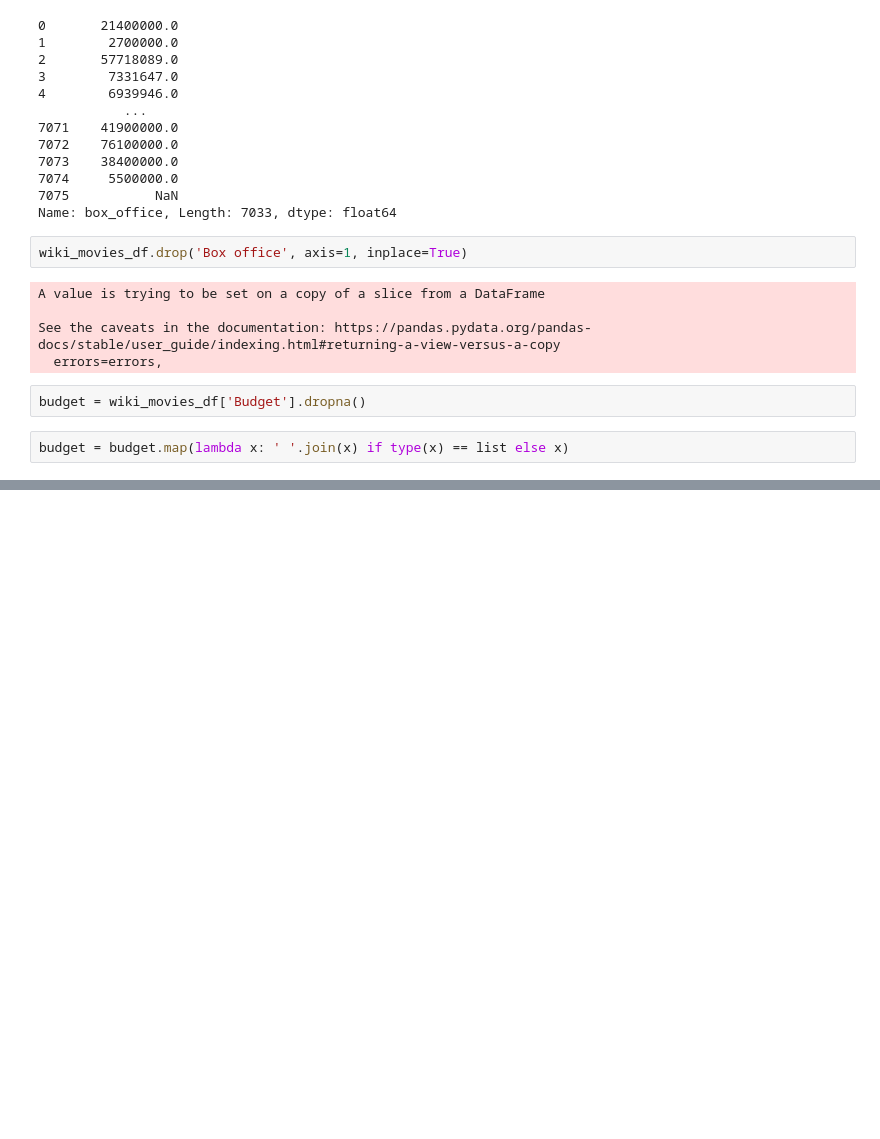
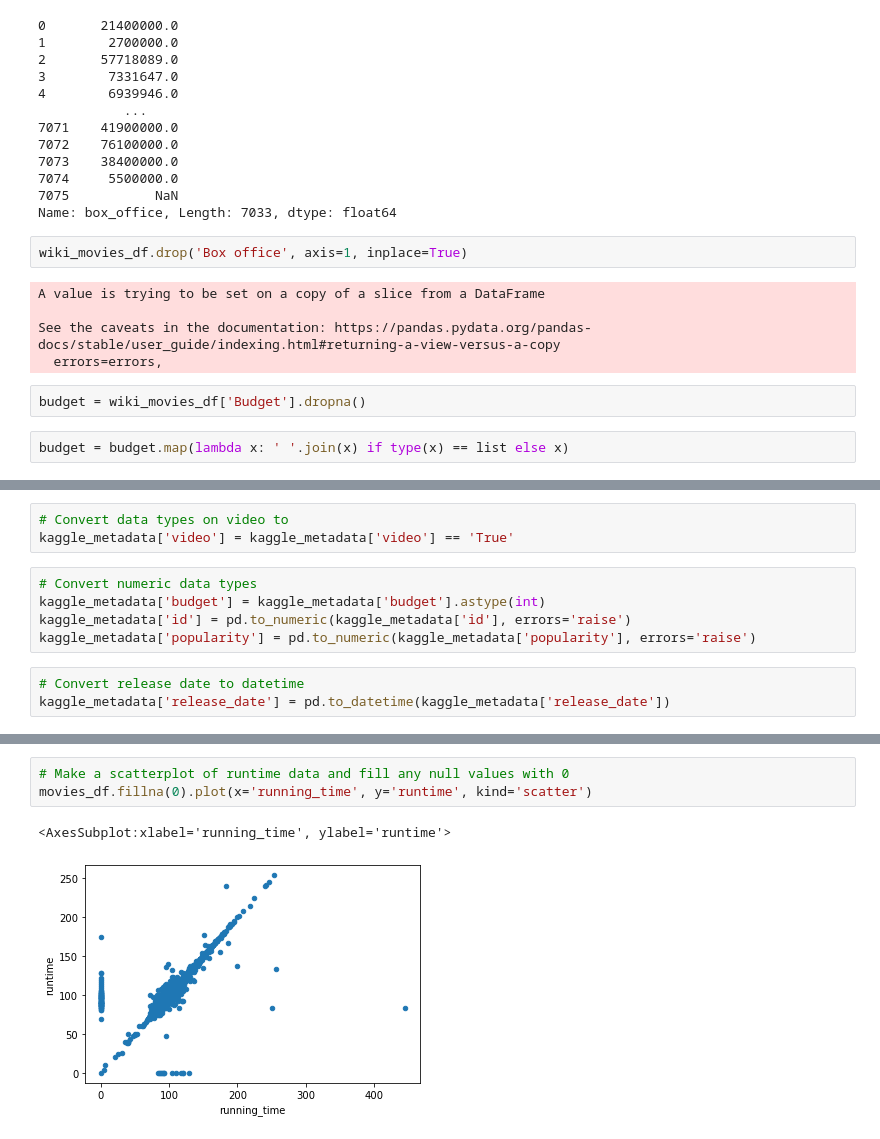
Before and after one commit to jisellejones/Movies-ETL, a Jupyter notebook: Module_work.ipynb, the cells around one changed output, grey strips where cells are left out. Saved outputs shown, nothing was run; the diff lists cells and outputs as text; blank space fills up the shorter version.

```diff
--- a/Module_work.ipynb
+++ b/Module_work.ipynb
@@ -650,0 +678,11 @@ NameError: name 'kaggle_metadata' is not defined
+# %%
+# Convert data types on video to
+kaggle_metadata['video'] = kaggle_metadata['video'] == 'True'
+# %%
+# Convert numeric data types
+kaggle_metadata['budget'] = kaggle_metadata['budget'].astype(int)
+kaggle_metadata['id'] = pd.to_numeric(kaggle_metadata['id'], errors='raise')
+kaggle_metadata['popularity'] = pd.to_numeric(kaggle_metadata['popularity'], errors='raise')
+# %%
+# Convert release date to datetime
+kaggle_metadata['release_date'] = pd.to_datetime(kaggle_metadata['release_date'])
@@ -650,0 +803,6 @@ NameError: name 'kaggle_metadata' is not defined
+# %%
+# Make a scatterplot of runtime data and fill any null values with 0
+movies_df.fillna(0).plot(x='running_time', y='runtime', kind='scatter')
+# %% [output]
+<AxesSubplot:xlabel='running_time', ylabel='runtime'>
+[figure, added]
```
Also changed, not shown: parts of 71 cells of this notebook.
